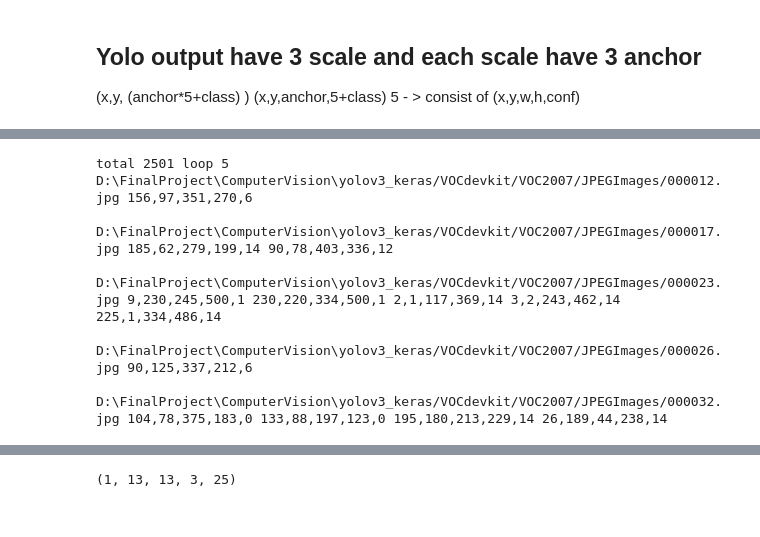
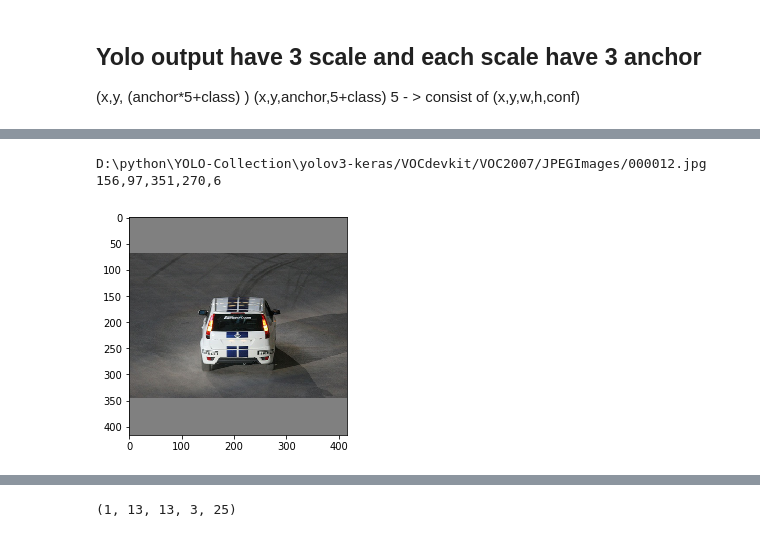
Before and after one commit to BillyGun27/yolov3_keras, a Jupyter notebook: Understanding_YOLO_Output.ipynb, the cells around one changed output, grey strips where cells are left out. Saved outputs shown, nothing was run; the diff lists cells and outputs as text; code cells hidden in the pictures.

```diff
--- a/Understanding_YOLO_Output.ipynb
+++ b/Understanding_YOLO_Output.ipynb
@@ -39,7 +41,7 @@ def get_anchors(anchors_path):
     anchors = [float(x) for x in anchors.split(',')]
     return np.array(anchors).reshape(-1, 2)
 # %%
-def data_generator(annotation_lines, batch_size, input_shape, anchors, num_classes,model):
+def data_generator(annotation_lines, batch_size, input_shape, anchors, num_classes,model,new_model):
     '''data generator for fit_generator'''
 
     n = len(annotation_lines)
@@ -60,15 +62,15 @@ def data_generator(annotation_lines, batch_size, input_shape, anchors, num_class
         box_data = np.array(box_data)
         y_true = preprocess_true_boxes(box_data, input_shape, anchors, num_classes)
        # print(image_data.shape)
-        m_true = model.predict(image_data)
+        m_true = new_model.predict(image_data)
+        om_true = model.predict(image_data)
 
+        yield image_data , box_data , y_true , m_true , om_true #, np.zeros(batch_size)
 
-        yield image_data , box_data , y_true , m_true  #, np.zeros(batch_size)
-
-def data_generator_wrapper(annotation_lines, batch_size, input_shape, anchors, num_classes,model):
+def data_generator_wrapper(annotation_lines, batch_size, input_shape, anchors, num_classes,model,new_model):
     n = len(annotation_lines)
     if n==0 or batch_size<=0: return None
-    return data_generator(annotation_lines, batch_size, input_shape, anchors, num_classes,model)
+    return data_generator(annotation_lines, batch_size, input_shape, anchors, num_classes,model,new_model)
 # %%
 train_path = '2007_train.txt'
 val_path = '2007_val.txt'
@@ -102,43 +104,30 @@ yolo2 = Reshape((26, 26, 3, 25))(model.layers[-2].output)
 yolo1 = Reshape((52, 52, 3, 25))(model.layers[-1].output)
 
 
-model = Model( inputs= model.input , outputs=[yolo3,yolo2,yolo1] )
+new_model = Model( inputs= model.input , outputs=[yolo3,yolo2,yolo1] )
 
 batch_size = 1
 
 #train_lines
-# %%
-# create an hdf5 file
-train_size = 5 #len(train_lines)
-image = {}
-box = {}
-train_logits = {}
-model_logits = {}
-
-print( "total "+ str(len(train_lines)) + " loop "+ str( train_size ) )
-
-i = 0 #step
-for  img,box_data,flogits,mlogits in data_generator_wrapper(train_lines, batch_size, input_shape, anchors, num_classes,model) :
-    #x , y = dat
-    image[i] = img
-    box[i] = box_data
-    train_logits[i] = flogits
-    model_logits[i] = mlogits
-
-    i+=1
-    if i>= train_size:#(len(train_lines)) :
-        break
-# %% [output]
-total 2501 loop 5
-D:\FinalProject\ComputerVision\yolov3_keras/VOCdevkit/VOC2007/JPEGImages/000012.jpg 156,97,351,270,6
-
-D:\FinalProject\ComputerVision\yolov3_keras/VOCdevkit/VOC2007/JPEGImages/000017.jpg 185,62,279,199,14 90,78,403,336,12
-
-D:\FinalProject\ComputerVision\yolov3_keras/VOCdevkit/VOC2007/JPEGImages/000023.jpg 9,230,245,500,1 230,220,334,500,1 2,1,117,369,14 3,2,243,462,14 225,1,334,486,14
-
-D:\FinalProject\ComputerVision\yolov3_keras/VOCdevkit/VOC2007/JPEGImages/000026.jpg 90,125,337,212,6
-
-D:\FinalProject\ComputerVision\yolov3_keras/VOCdevkit/VOC2007/JPEGImages/000032.jpg 104,78,375,183,0 133,88,197,123,0 195,180,213,229,14 26,189,44,238,14
+# %%
+obj = ["aeroplane", "bicycle", "bird", "boat", "bottle", "bus", "car", "cat", "chair", "cow", "diningtable", "dog", "horse", "motorbike", "person", "pottedplant", "sheep", "sofa", "train", "tvmonitor"]
+
+batch_size = 1
+
+image = {}
+box = {}
+train_logits = {}
+model_logits = {}
+
+datagen = data_generator_wrapper(train_lines, batch_size, input_shape, anchors, num_classes,model,new_model)
 # %%
+img,box_data,flogits,mlogits,omlogits = next(datagen)
+
 import matplotlib.pyplot as plt
 import matplotlib.image as mpimg
+
+plt.imshow(img[0])
+plt.show()
+# %% [output]
+D:\python\YOLO-Collection\yolov3-keras/VOCdevkit/VOC2007/JPEGImages/000012.jpg 156,97,351,270,6
+[figure, added]
```
Also changed, not shown: parts of 79 cells of this notebook, 1 other file.
